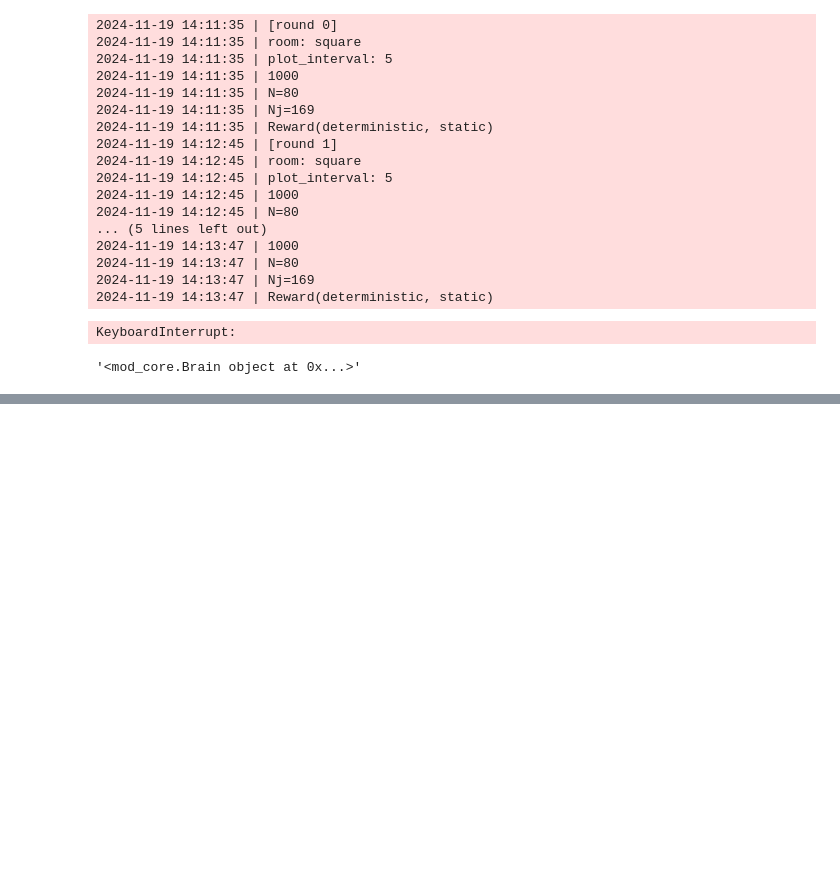
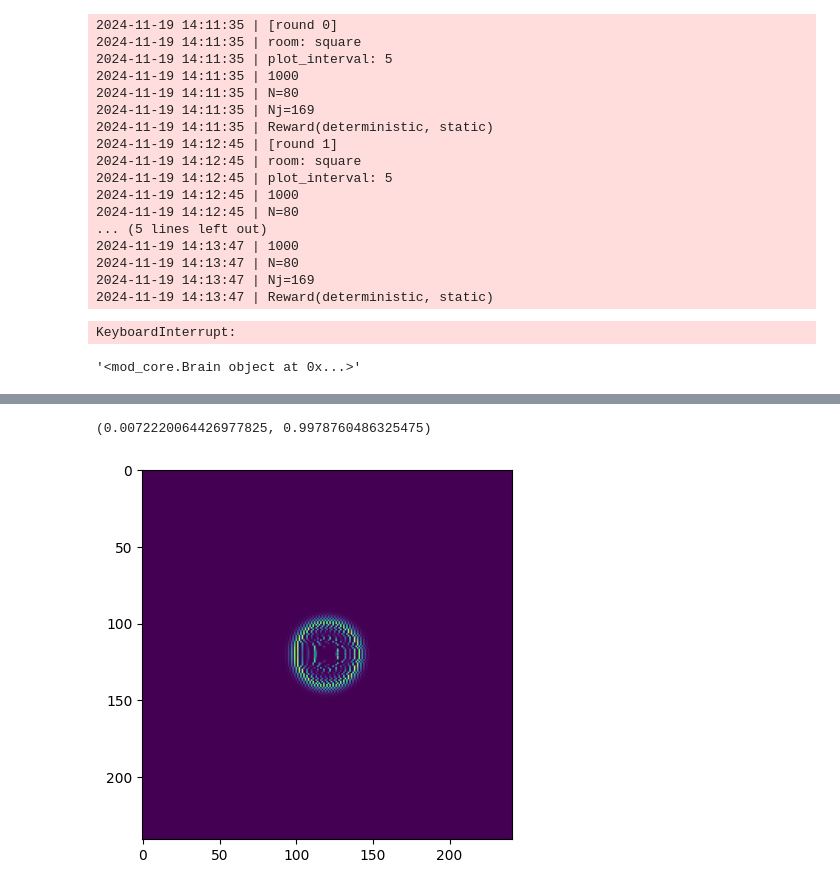
Before and after one commit to iKiru-hub/PCNN, a Jupyter notebook: notebooks/lab_pcore_1.ipynb, the cells around one changed output, grey strips where cells are left out. Drawn from its saved outputs; the diff is of its cells as text; code cells hidden in the pictures; blank space fills up the shorter version.

```diff
--- a/notebooks/lab_pcore_1.ipynb
+++ b/notebooks/lab_pcore_1.ipynb
@@ -82,0 +464,10 @@ model.__str__()
+# %%
+# Generate the grid points
+dxy = 0.025
+x = np.arange(-3, 3 + dxy, dxy)
+y = np.arange(-3, 3 + dxy, dxy)
+xx, yy = np.meshgrid(x, y)
+
+# Combine the grid points into a single array of coordinates
+points = np.vstack([xx.ravel(), yy.ravel()]).T
+points
@@ -82,0 +482,8 @@ model.__str__()
+# %%
+gc = GC(sigma=0.1, tuning="circle")
+u = np.array([gc(*p) for p in points])
+plt.imshow(u.reshape(int(np.sqrt(len(u))), int(np.sqrt(len(u)))));
+u.mean(), u.max()
+# %% [output]
+(0.0072220064426977825, 0.9978760486325475)
+[figure, added]
```
Also changed, not shown: parts of 47 cells of this notebook, 8 other files.
